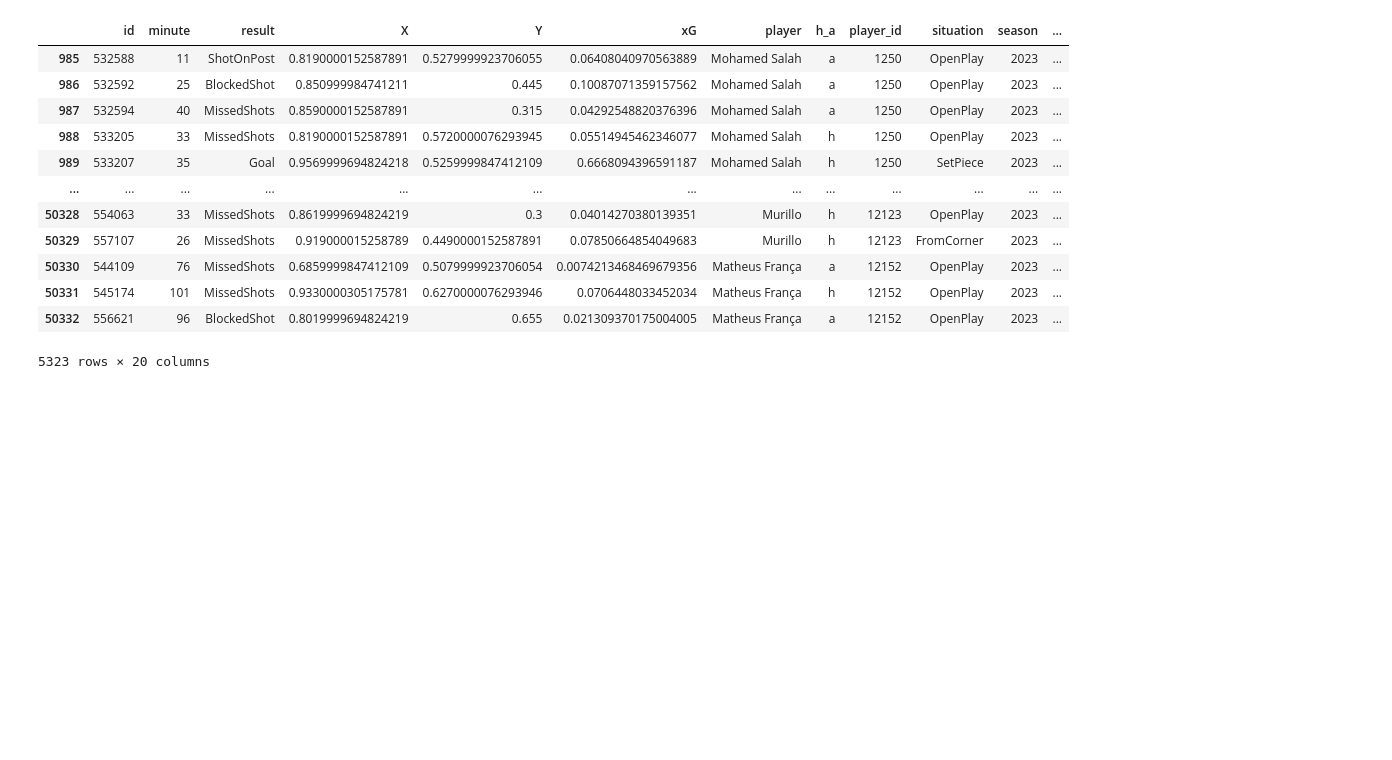
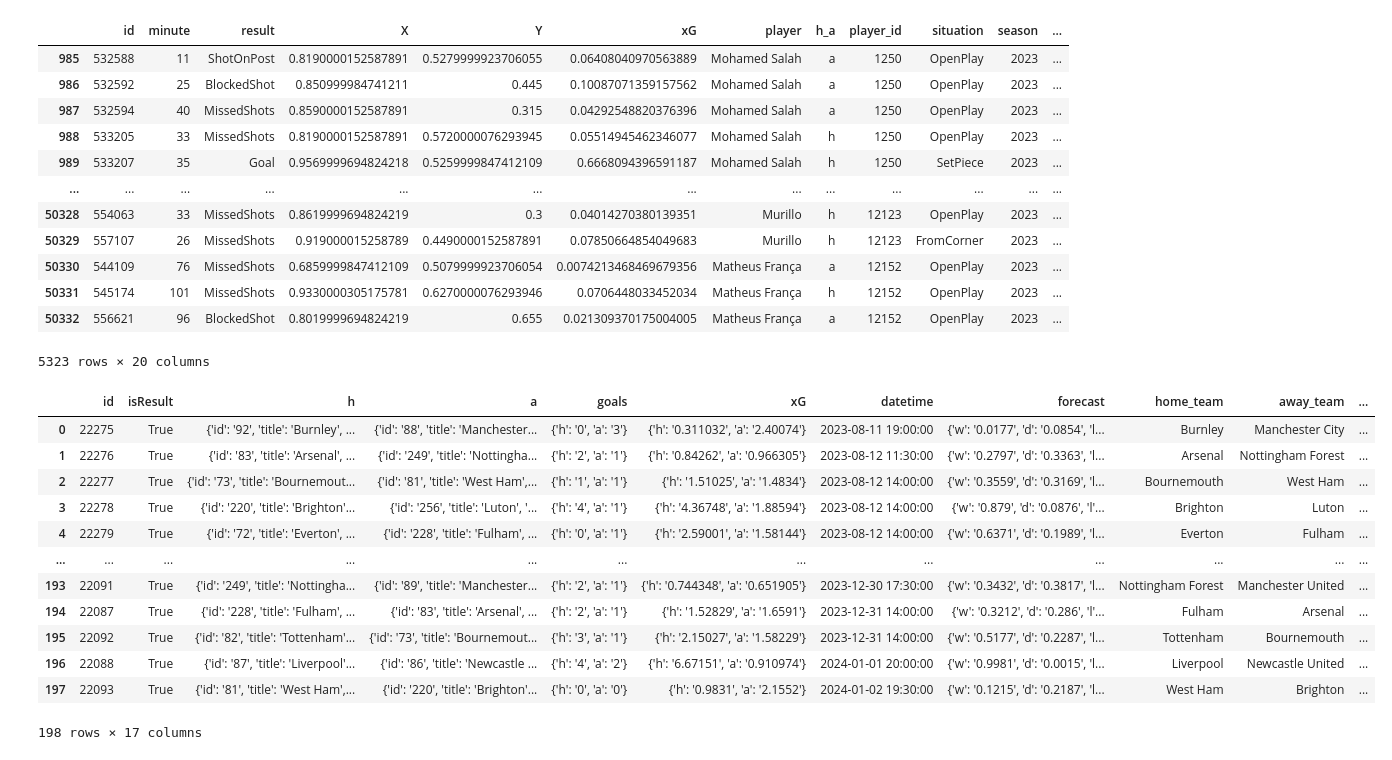
Before and after one commit to liban-osman/pldashboard, a Jupyter notebook: functions.ipynb, the cells around one changed output. Drawn from its saved outputs; the diff is of its cells as text; code cells hidden in the pictures; blank space fills up the shorter version.

Commit message:
added matches df

```diff
--- a/functions.ipynb
+++ b/functions.ipynb
@@ -127,0 +142,47 @@ total_player_shots_df
+# %%
+cols3 = list(matches[0].keys())
+vals3 = []
+
+for x in matches:
+    vals3.append(list(x.values()))
+
+matches_df = pd.DataFrame(vals3, columns = cols3)
+# %%
+def match_parser(row):
+    row["home_team"] = row["h"]["title"]
+    row["away_team"] = row["a"]["title"]
+    row["home_goals"] = row["goals"]["h"]
+    row["away_goals"] = row["goals"]["a"]
+    row["home_xg"] = row["xG"]["h"]
+    row["away_xg"] = row["xG"]["a"]
+    if row["home_goals"] == row["away_goals"]:
+        row["is_draw"] = True
+    else:
+        row["is_draw"] = False
+    if row["home_goals"] > row["away_goals"]:
+        row["home_win"] = True
+    else:
+        row["home_win"] = False
+    if row["home_goals"] < row["away_goals"]:
+        row["away_win"] = True
+    else:
+        row["away_win"] = False
+    return row
+
+matches_df = matches_df.apply(lambda x: match_parser(x), axis=1)
+# %%
+matches_df
+# %% [output]
+|  | id | isResult | h | a | goals | xG | datetime | forecast | home_team | away_team | ... |
+| 0 | 22275 | True | {'id': '92', 'title': 'Burnley', ... | {'id': '88', 'title': 'Manchester... | {'h': '0', 'a': '3'} | {'h': '0.311032', 'a': '2.40074'} | 2023-08-11 19:00:00 | {'w': '0.0177', 'd': '0.0854', 'l... | Burnley | Manchester City | ... |
+| 1 | 22276 | True | {'id': '83', 'title': 'Arsenal', ... | {'id': '249', 'title': 'Nottingha... | {'h': '2', 'a': '1'} | {'h': '0.84262', 'a': '0.966305'} | 2023-08-12 11:30:00 | {'w': '0.2797', 'd': '0.3363', 'l... | Arsenal | Nottingham Forest | ... |
+| 2 | 22277 | True | {'id': '73', 'title': 'Bournemout... | {'id': '81', 'title': 'West Ham',... | {'h': '1', 'a': '1'} | {'h': '1.51025', 'a': '1.4834'} | 2023-08-12 14:00:00 | {'w': '0.3559', 'd': '0.3169', 'l... | Bournemouth | West Ham | ... |
+| 3 | 22278 | True | {'id': '220', 'title': 'Brighton'... | {'id': '256', 'title': 'Luton', '... | {'h': '4', 'a': '1'} | {'h': '4.36748', 'a': '1.88594'} | 2023-08-12 14:00:00 | {'w': '0.879', 'd': '0.0876', 'l'... | Brighton | Luton | ... |
+| 4 | 22279 | True | {'id': '72', 'title': 'Everton', ... | {'id': '228', 'title': 'Fulham', ... | {'h': '0', 'a': '1'} | {'h': '2.59001', 'a': '1.58144'} | 2023-08-12 14:00:00 | {'w': '0.6371', 'd': '0.1989', 'l... | Everton | Fulham | ... |
+| ... | ... | ... | ... | ... | ... | ... | ... | ... | ... | ... | ... |
+| 193 | 22091 | True | {'id': '249', 'title': 'Nottingha... | {'id': '89', 'title': 'Manchester... | {'h': '2', 'a': '1'} | {'h': '0.744348', 'a': '0.651905'} | 2023-12-30 17:30:00 | {'w': '0.3432', 'd': '0.3817', 'l... | Nottingham Forest | Manchester United | ... |
+| 194 | 22087 | True | {'id': '228', 'title': 'Fulham', ... | {'id': '83', 'title': 'Arsenal', ... | {'h': '2', 'a': '1'} | {'h': '1.52829', 'a': '1.6591'} | 2023-12-31 14:00:00 | {'w': '0.3212', 'd': '0.286', 'l'... | Fulham | Arsenal | ... |
+| 195 | 22092 | True | {'id': '82', 'title': 'Tottenham'... | {'id': '73', 'title': 'Bournemout... | {'h': '3', 'a': '1'} | {'h': '2.15027', 'a': '1.58229'} | 2023-12-31 14:00:00 | {'w': '0.5177', 'd': '0.2287', 'l... | Tottenham | Bournemouth | ... |
+| 196 | 22088 | True | {'id': '87', 'title': 'Liverpool'... | {'id': '86', 'title': 'Newcastle ... | {'h': '4', 'a': '2'} | {'h': '6.67151', 'a': '0.910974'} | 2024-01-01 20:00:00 | {'w': '0.9981', 'd': '0.0015', 'l... | Liverpool | Newcastle United | ... |
+| 197 | 22093 | True | {'id': '81', 'title': 'West Ham',... | {'id': '220', 'title': 'Brighton'... | {'h': '0', 'a': '0'} | {'h': '0.9831', 'a': '2.1552'} | 2024-01-02 19:30:00 | {'w': '0.1215', 'd': '0.2187', 'l... | West Ham | Brighton | ... |
+198 rows × 17 columns
```
Also changed, not shown: parts of 1 cell of this notebook.
